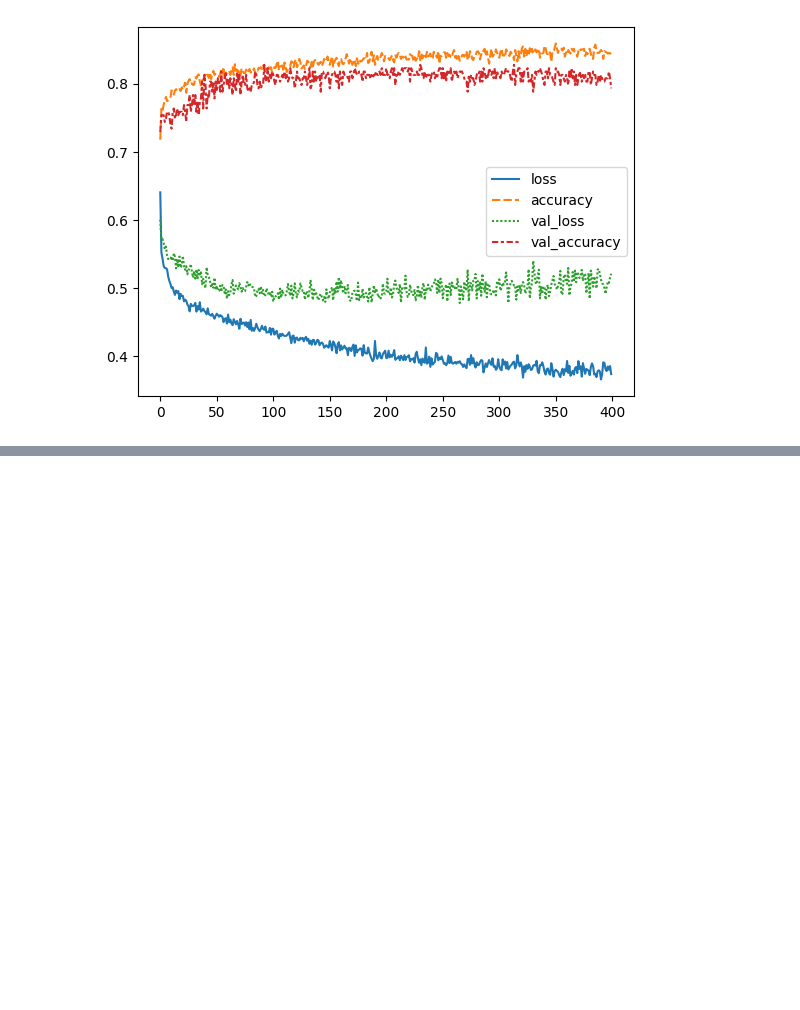
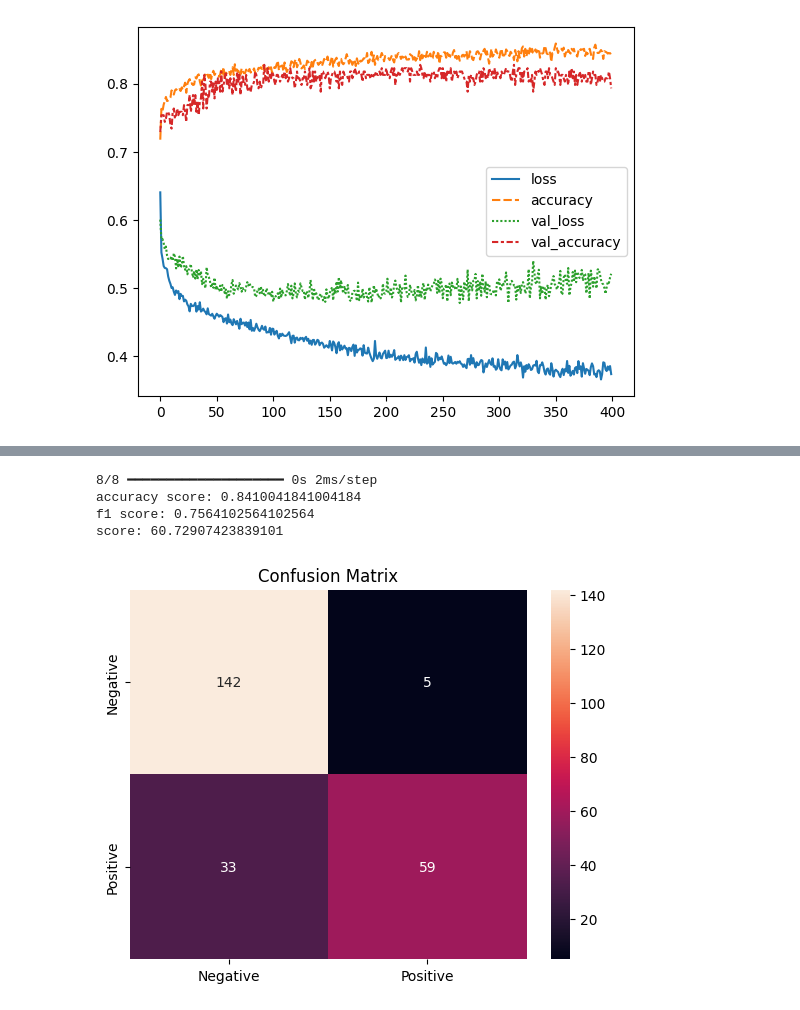
Before and after one commit to Stmsmj/insurance_analysis, a Jupyter notebook: insurance_analysis.ipynb, the cells around one changed output, grey strips where cells are left out. Saved outputs shown, nothing was run; the diff lists cells and outputs as text; code cells hidden in the pictures; blank space fills up the shorter version.

```diff
--- a/insurance_analysis.ipynb
+++ b/insurance_analysis.ipynb
@@ -58,9 +34,17 @@ See the caveats in the documentation: https://pandas.pydata.org/pandas-docs/stab
 # %%
-ds,test=train_test_split(ds,test_size=0.15,shuffle=True,random_state=42)
-x_test=test.drop('TravelInsurance',axis=1)
-y_test=test['TravelInsurance']
+# Split the dataset into training and test sets
+ds, test = train_test_split(ds, test_size=0.15, shuffle=True, random_state=42)
 
-X=ds.drop('TravelInsurance',axis=1)
-y=ds['TravelInsurance']
-x_train,x_val,y_train,y_val=train_test_split(X,y,test_size=0.15,random_state=42,shuffle=True)
+# Separate features and target variable for the test set
+x_test = test.drop('TravelInsurance', axis=1)  # Features
+y_test = test['TravelInsurance']  # Target
+
+# Separate features and target variable for the remaining dataset
+X = ds.drop('TravelInsurance', axis=1)  # Features
+y = ds['TravelInsurance']  # Target
+
+# Further split the remaining dataset into training and validation sets
+x_train, x_val, y_train, y_val = train_test_split(
+    X, y, test_size=0.15, shuffle=True, random_state=42
+)
 # %%
@@ -152,3 +141,31 @@ print(score)
 # %%
 # current model is 70.43
 # model.save('model.h5')
+
+model = models.load_model('model.h5')
+clear_output()
+# %%
+# Prediction
+prediction = model.predict(x_test)
+binary_pred = np.where(prediction > 0.5 , 1 , 0)
+
+# calculating scores
+auc_roc = roc_auc_score(y_test, binary_pred)
+score = ((auc_roc * 100) - 50) * 2
+acc_score = accuracy_score(y_test, binary_pred)
+f1 = f1_score(y_test, binary_pred)
+conf_mat = confusion_matrix(y_test, binary_pred)
+
+print(f'accuracy score: {acc_score}')
+print(f'f1 score: {f1}')
+print(f'score: {score}\n')
+
+sns.heatmap(conf_mat , annot = True , fmt = '.4g' , xticklabels = ['Negative' , 'Positive'] , yticklabels = ['Negative' , 'Positive'])
+plt.title('Confusion Matrix')
+plt.show()
+# %% [output]
+8/8 ━━━━━━━━━━━━━━━━━━━━ 0s 2ms/step
+accuracy score: 0.8410041841004184
+f1 score: 0.7564102564102564
+score: 60.72907423839101
+[figure, added]
```
Also changed, not shown: parts of 6 cells of this notebook.
